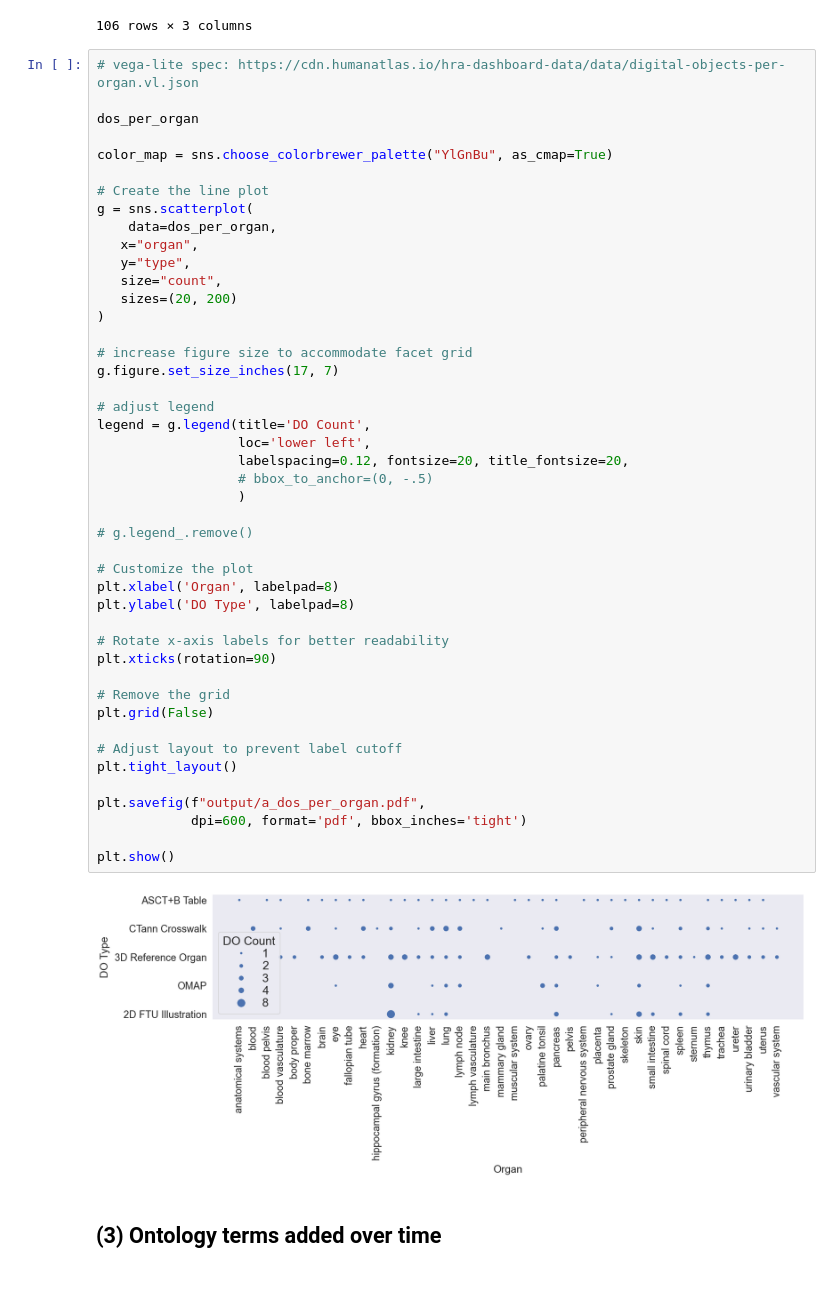
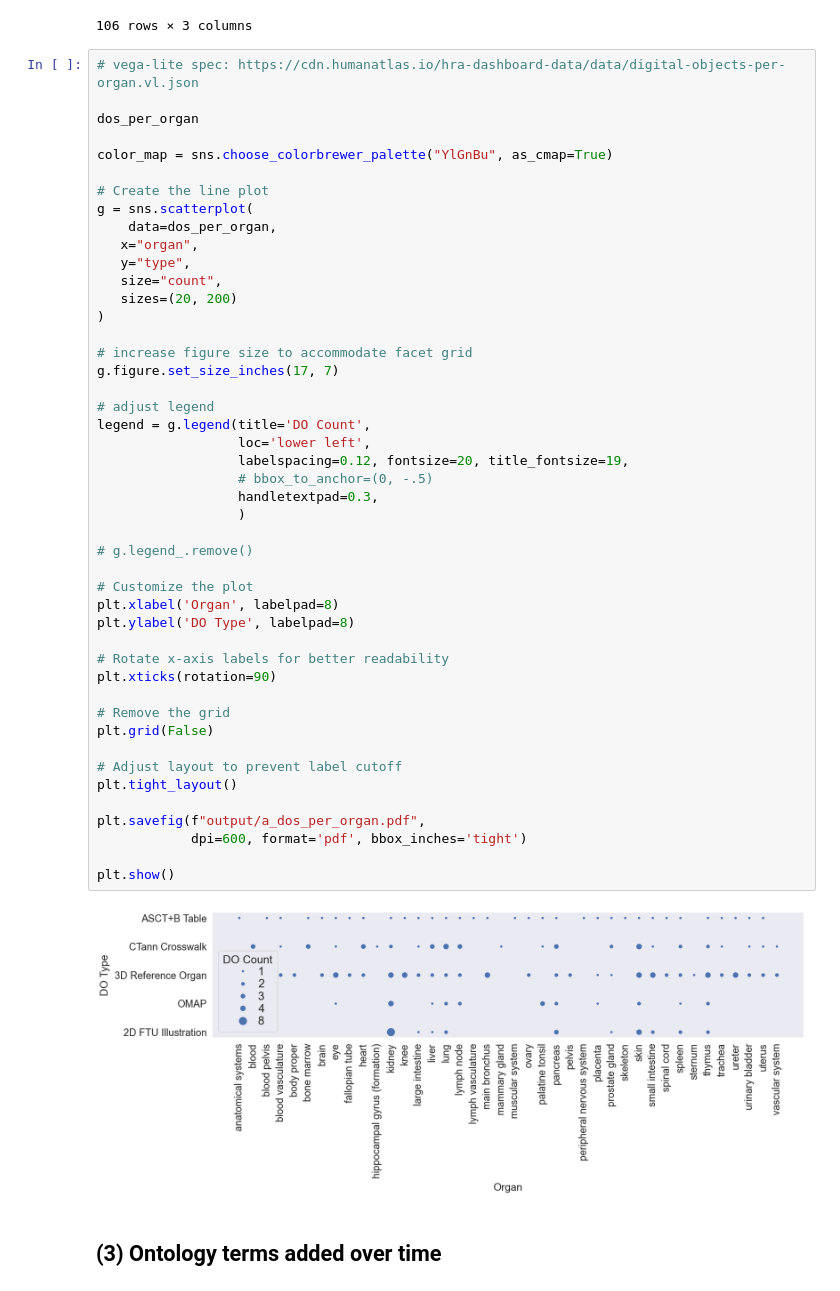
Before and after one commit to cns-iu/hra-kg-supporting-information, a Jupyter notebook: notebooks/hra-kg-technical-validation.ipynb, the cells around one changed output. Cells and saved outputs as stored; diff of their text form.

```diff
--- a/notebooks/hra-kg-technical-validation.ipynb
+++ b/notebooks/hra-kg-technical-validation.ipynb
@@ -310,35 +311,36 @@ g = sns.scatterplot(
 
 # increase figure size to accommodate facet grid
 g.figure.set_size_inches(17, 7)
 
 # adjust legend
 legend = g.legend(title='DO Count',
                   loc='lower left',
-                  labelspacing=0.12, fontsize=20, title_fontsize=20,
+                  labelspacing=0.12, fontsize=20, title_fontsize=19,
                   # bbox_to_anchor=(0, -.5)
+                  handletextpad=0.3,
                   )
 
 # g.legend_.remove()
 
 # Customize the plot
 plt.xlabel('Organ', labelpad=8)
 plt.ylabel('DO Type', labelpad=8)
 
 # Rotate x-axis labels for better readability
 plt.xticks(rotation=90)
 
 # Remove the grid
 plt.grid(False)
 
 # Adjust layout to prevent label cutoff
 plt.tight_layout()
 
 plt.savefig(f"output/a_dos_per_organ.pdf",
             dpi=600, format='pdf', bbox_inches='tight')
 
 plt.show()
 # %% [output]
-[figure, old version]
+[figure, new version]
 # %% [markdown]
 ## (3) Ontology terms added over time
 # %%
```
Also changed, not shown: parts of 2 cells of this notebook, 2 other files.
